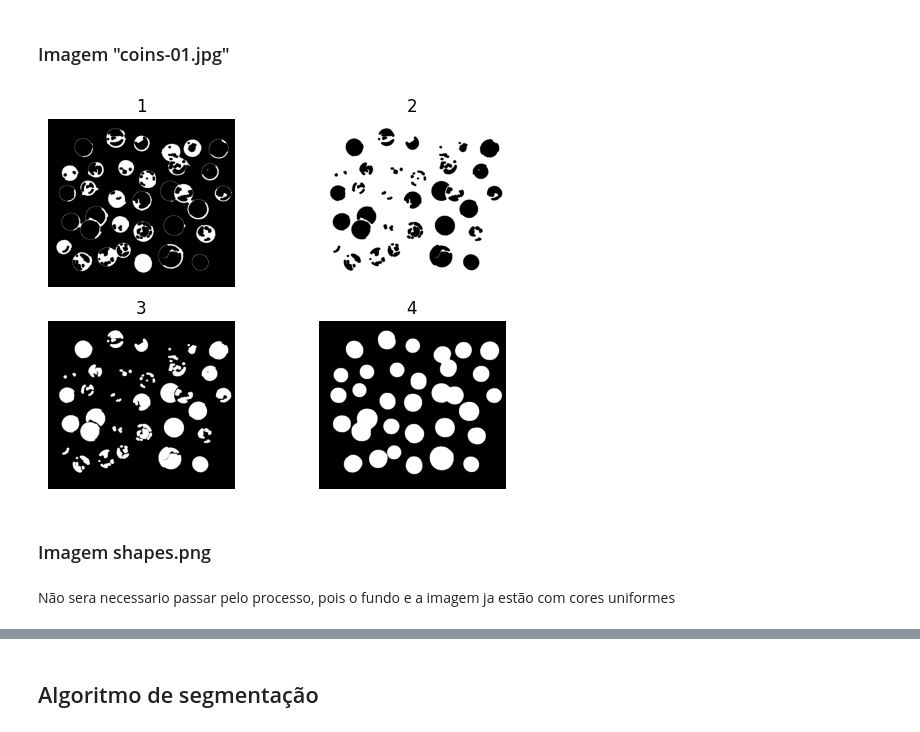
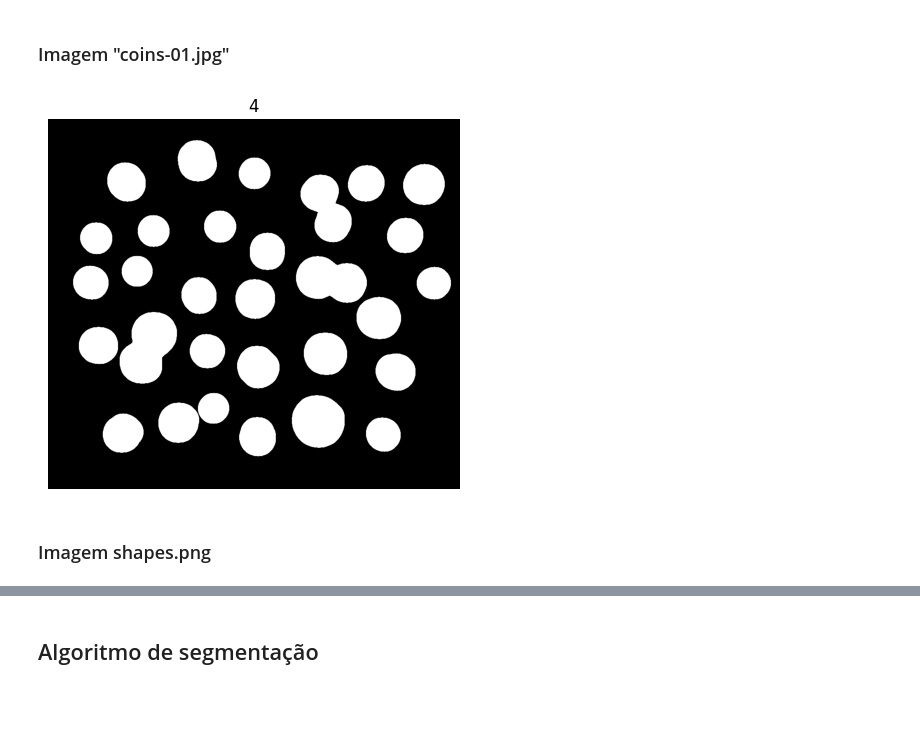
Before and after one commit to DiegogMagalhaes/PDI-Rep, a Jupyter notebook: Trabalho Pratico 4/Trabalho Pratico 4.ipynb, the cells around one changed output, grey strips where cells are left out. Drawn from its saved outputs; the diff is of its cells as text; code cells hidden in the pictures; blank space fills up the shorter version.

```diff
--- a/Trabalho Pratico 4/Trabalho Pratico 4.ipynb
+++ b/Trabalho Pratico 4/Trabalho Pratico 4.ipynb
@@ -66,36 +67,32 @@ plt.show()
 # %%
 canny_img = cv2.Canny(img_coins_gblur, 100, 0)
 
 kernel = cv2.getStructuringElement(cv2.MORPH_ELLIPSE, [7, 7])
 canny_img = cv2.morphologyEx(canny_img, cv2.MORPH_CLOSE, kernel, iterations=2)
 
 img_coins_gblur = canny_img.copy()
 
 img_floodfill = img_coins_gblur.copy()
 height, width = img_floodfill.shape[:2]
 mask = np.zeros((height+2, width+2), np.uint8)
 
 cv2.floodFill(img_floodfill, mask, (0, 0), 255)
 
 inverse_floodFill = cv2.bitwise_not(img_floodfill)
 
 foreground_img_coins = cv2.bitwise_or(img_coins_gblur, inverse_floodFill)
 kernel = cv2.getStructuringElement(cv2.MORPH_ELLIPSE, [75, 75])
 foreground_img_coins = cv2.morphologyEx(foreground_img_coins, cv2.MORPH_OPEN, kernel, iterations=1)
 
 kernel2 = cv2.getStructuringElement(cv2.MORPH_ELLIPSE, [3, 3])
 foreground_img_coins = cv2.erode(foreground_img_coins, kernel2, iterations=2)
 foreground_img_coins = cv2.morphologyEx(foreground_img_coins, cv2.MORPH_OPEN, kernel)
 
-plt.subplot(2, 2, 1), plt.title('1'), plt.axis('OFF'), plt.imshow(img_coins_gblur, cmap='gray')
-plt.subplot(2, 2, 2), plt.title('2'), plt.axis('OFF'), plt.imshow(img_floodfill, cmap='gray')
-plt.subplot(2, 2, 3), plt.title('3'), plt.axis('OFF'), plt.imshow(inverse_floodFill, cmap='gray')
-plt.subplot(2, 2, 4), plt.title('4'), plt.axis('OFF'), plt.imshow(foreground_img_coins, cmap='gray')
+
+plt.subplot(1, 1, 1), plt.title('4'), plt.axis('OFF'), plt.imshow(foreground_img_coins, cmap='gray')
 
 plt.show()
 # %% [output]
-[figure, old version]
+[figure, new version]
 # %% [markdown]
 ### Imagem shapes.png
-# %% [markdown]
-Não sera necessario passar pelo processo, pois o fundo e a imagem ja estão com cores uniformes
```
Also changed, not shown: parts of 9 cells of this notebook.
